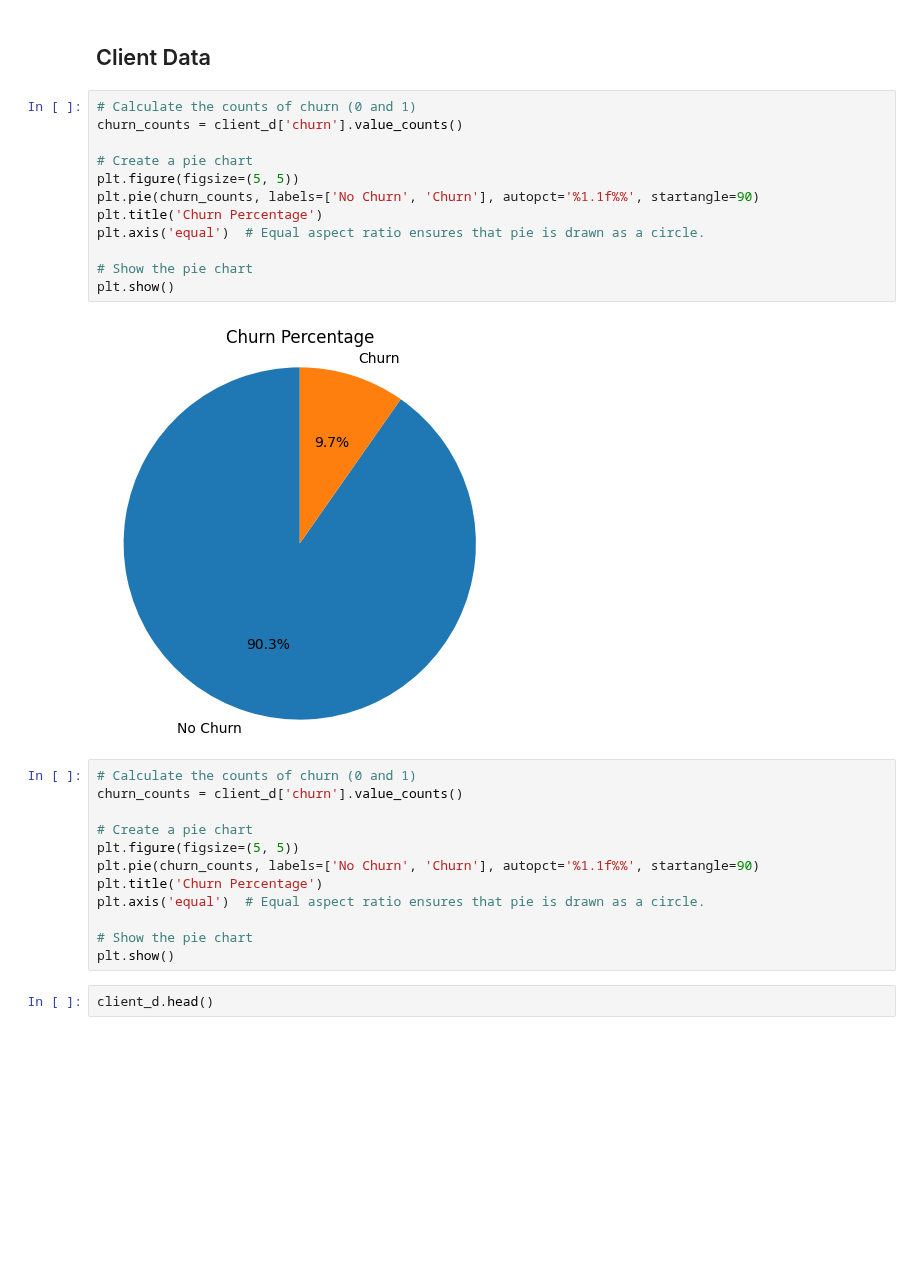
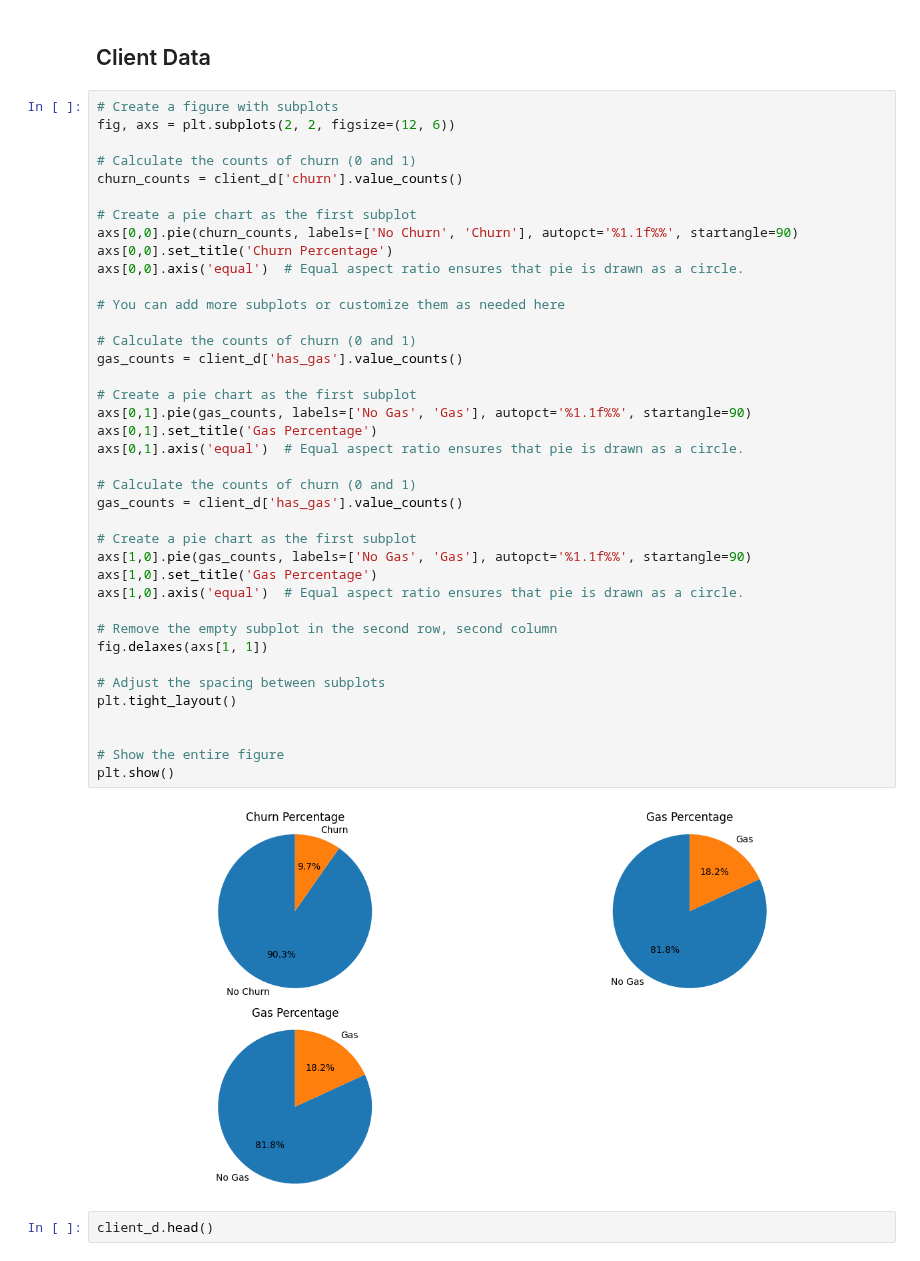
Before and after one commit to pi-mishra/BCG-Data-science-and-analytics-internship, a Jupyter notebook: EDA_BCG_internship.ipynb, the cells around one changed output. Saved outputs shown, nothing was run; the diff lists cells and outputs as text; blank space fills up the shorter version.

```diff
--- a/EDA_BCG_internship.ipynb
+++ b/EDA_BCG_internship.ipynb
@@ -309,32 +309,47 @@ price_mid_peak_fix = 28
 # Data visualization
 # %% [markdown]
 ## Client Data
-# %%
-# Calculate the counts of churn (0 and 1)
-churn_counts = client_d['churn'].value_counts()
-
-# Create a pie chart
-plt.figure(figsize=(5, 5))
-plt.pie(churn_counts, labels=['No Churn', 'Churn'], autopct='%1.1f%%', startangle=90)
-plt.title('Churn Percentage')
-plt.axis('equal')  # Equal aspect ratio ensures that pie is drawn as a circle.
-
-# Show the pie chart
-plt.show()
-# %% [output]
-[figure, removed]
-# %%
-# Calculate the counts of churn (0 and 1)
-churn_counts = client_d['churn'].value_counts()
-
-# Create a pie chart
-plt.figure(figsize=(5, 5))
-plt.pie(churn_counts, labels=['No Churn', 'Churn'], autopct='%1.1f%%', startangle=90)
-plt.title('Churn Percentage')
-plt.axis('equal')  # Equal aspect ratio ensures that pie is drawn as a circle.
-
-# Show the pie chart
-plt.show()
+# %%
+# Create a figure with subplots
+fig, axs = plt.subplots(2, 2, figsize=(12, 6))
+
+# Calculate the counts of churn (0 and 1)
+churn_counts = client_d['churn'].value_counts()
+
+# Create a pie chart as the first subplot
+axs[0,0].pie(churn_counts, labels=['No Churn', 'Churn'], autopct='%1.1f%%', startangle=90)
+axs[0,0].set_title('Churn Percentage')
+axs[0,0].axis('equal')  # Equal aspect ratio ensures that pie is drawn as a circle.
+
+# You can add more subplots or customize them as needed here
+
+# Calculate the counts of churn (0 and 1)
+gas_counts = client_d['has_gas'].value_counts()
+
+# Create a pie chart as the first subplot
+axs[0,1].pie(gas_counts, labels=['No Gas', 'Gas'], autopct='%1.1f%%', startangle=90)
+axs[0,1].set_title('Gas Percentage')
+axs[0,1].axis('equal')  # Equal aspect ratio ensures that pie is drawn as a circle.
+
+# Calculate the counts of churn (0 and 1)
+gas_counts = client_d['has_gas'].value_counts()
+
+# Create a pie chart as the first subplot
+axs[1,0].pie(gas_counts, labels=['No Gas', 'Gas'], autopct='%1.1f%%', startangle=90)
+axs[1,0].set_title('Gas Percentage')
+axs[1,0].axis('equal')  # Equal aspect ratio ensures that pie is drawn as a circle.
+
+# Remove the empty subplot in the second row, second column
+fig.delaxes(axs[1, 1])
+
+# Adjust the spacing between subplots
+plt.tight_layout()
+
+
+# Show the entire figure
+plt.show()
+# %% [output]
+[figure, added]
 # %%
 client_d.head()
 # %% [output]
```
